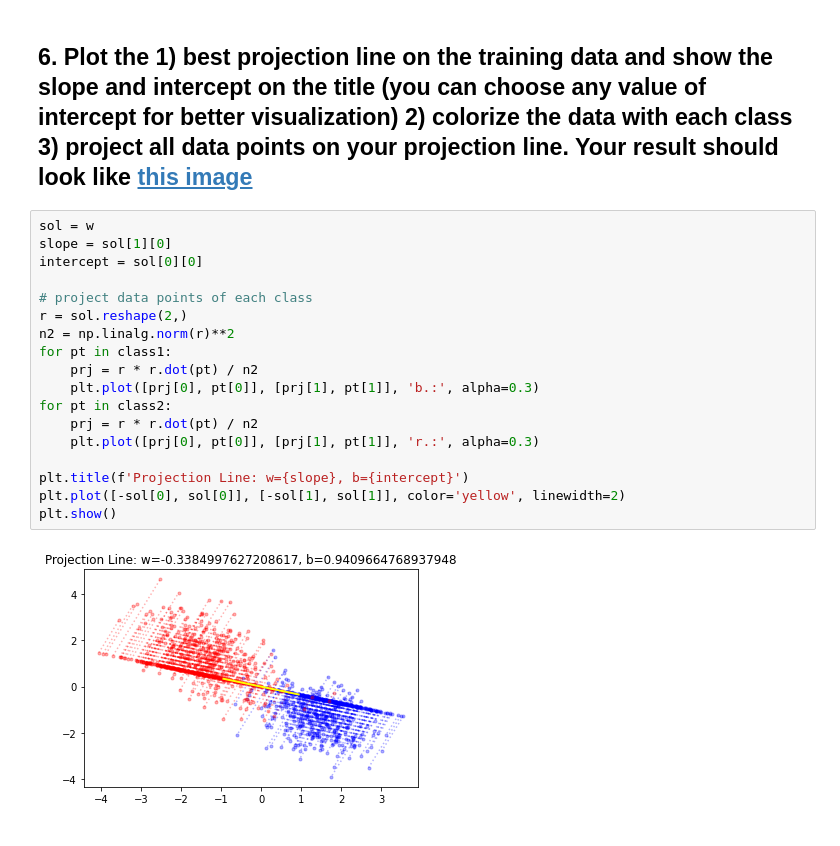
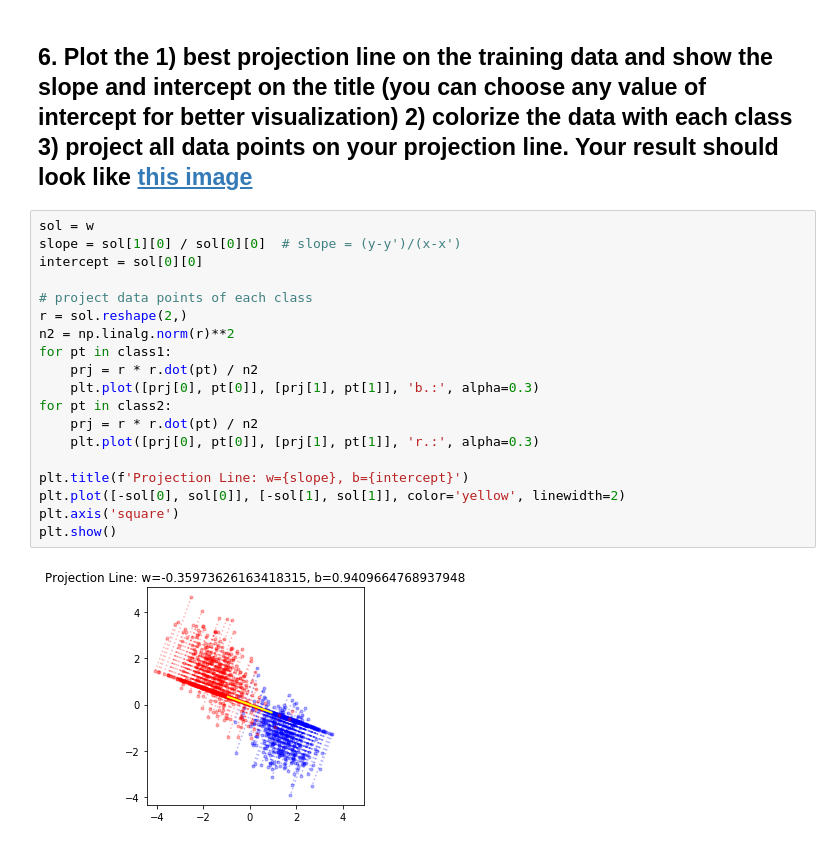
Before and after one commit to hurueilin/PR_HW2, a Jupyter notebook: HW2.ipynb, the cells around one changed output. Saved outputs shown, nothing was run; the diff lists cells and outputs as text.

Commit message:
correct projection line slope

```diff
--- a/HW2.ipynb
+++ b/HW2.ipynb
@@ -199,21 +199,22 @@ Accuracy of test-set 0.916
 ## 6. Plot the 1) best projection line on the training data and show the slope and intercept on the title (you can choose any value of intercept for better visualization) 2) colorize the data with each class 3) project all data points on your projection line. Your result should look like [this image](https://i.imgur.com/tubMQpw.jpg)
 # %%
 sol = w
-slope = sol[1][0]
+slope = sol[1][0] / sol[0][0]  # slope = (y-y')/(x-x')
 intercept = sol[0][0]
 
 # project data points of each class
 r = sol.reshape(2,)
 n2 = np.linalg.norm(r)**2
 for pt in class1:
     prj = r * r.dot(pt) / n2
     plt.plot([prj[0], pt[0]], [prj[1], pt[1]], 'b.:', alpha=0.3)
 for pt in class2:
     prj = r * r.dot(pt) / n2
     plt.plot([prj[0], pt[0]], [prj[1], pt[1]], 'r.:', alpha=0.3)
 
 plt.title(f'Projection Line: w={slope}, b={intercept}')
 plt.plot([-sol[0], sol[0]], [-sol[1], sol[1]], color='yellow', linewidth=2)
+plt.axis('square')
 plt.show()
 # %% [output]
-[figure, old version]
+[figure, new version]
```
